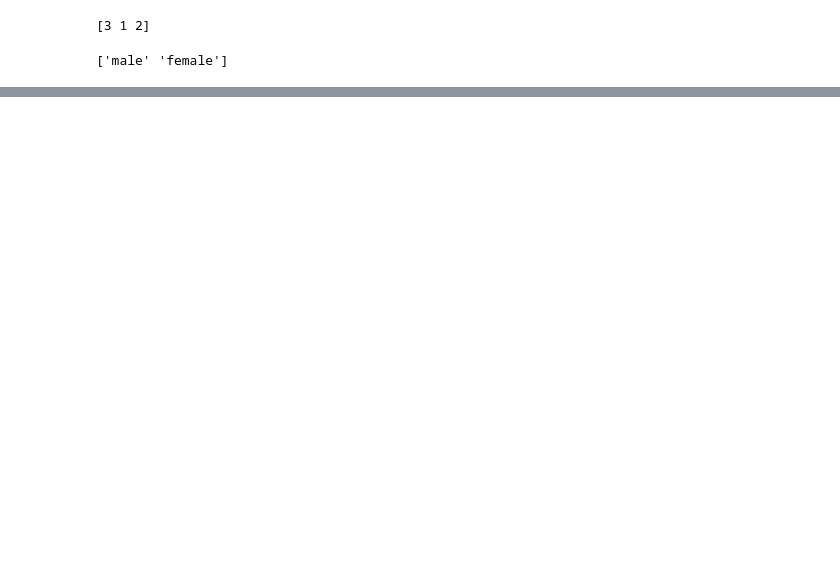
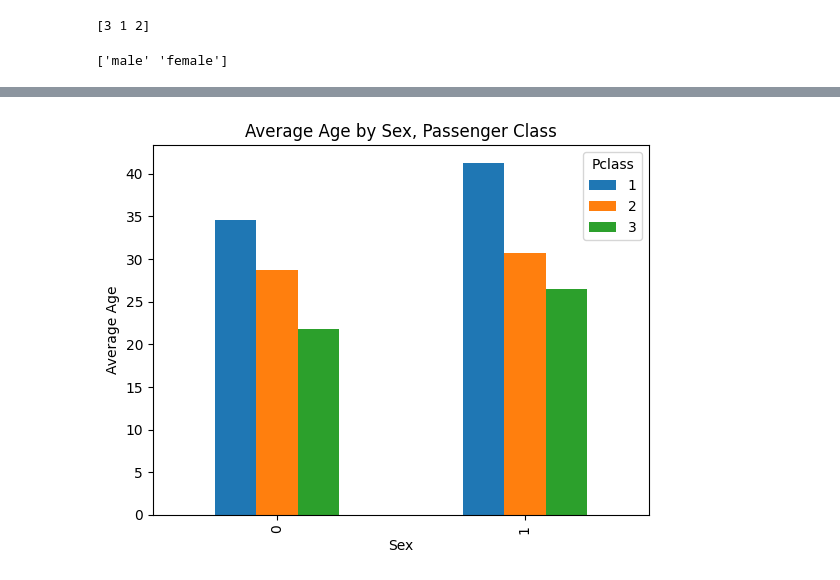
Before and after one commit to AshuutoshVish/Titanic, a Jupyter notebook: Titanic Visuals/Titanicdata.ipynb, the cells around one changed output, grey strips where cells are left out. Saved outputs shown, nothing was run; the diff lists cells and outputs as text; code cells hidden in the pictures; blank space fills up the shorter version.

```diff
--- a/Titanic Visuals/Titanicdata.ipynb
+++ b/Titanic Visuals/Titanicdata.ipynb
@@ -135,0 +146,10 @@ df.head(25)
+# %%
+age_group =age_mean.unstack()
+age_group.plot(kind='bar')
+
+plt.title('Average Age by Sex, Passenger Class')
+plt.xlabel('Sex')
+plt.ylabel('Average Age')
+plt.show()
+# %% [output]
+[figure, added]
```
Also changed, not shown: parts of 11 cells of this notebook.
